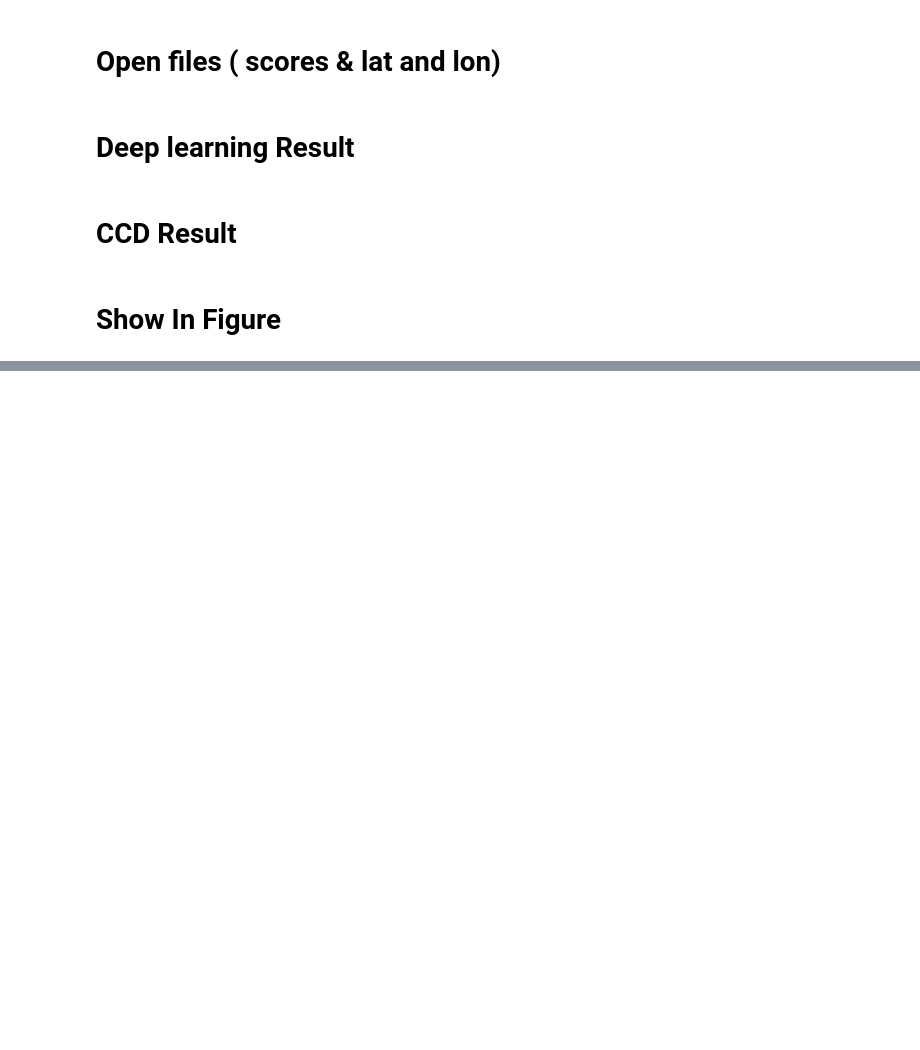
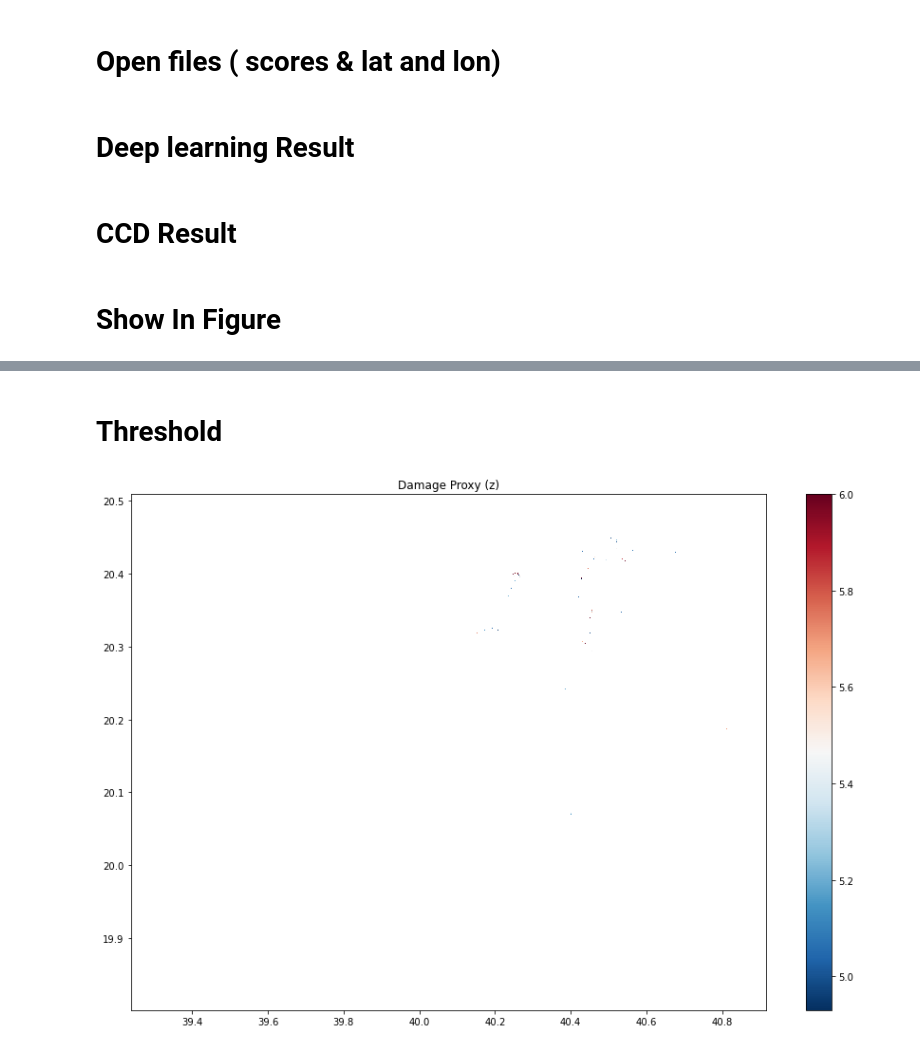
Before and after one commit to ReemAlshammari/DamageDetection, a Jupyter notebook: show in pcolormesh.ipynb, the cells around one changed output, grey strips where cells are left out. Cells and saved outputs as stored; diff of their text form; code cells hidden in the pictures; blank space fills up the shorter version.

```diff
--- a/show in pcolormesh.ipynb
+++ b/show in pcolormesh.ipynb
@@ -71,0 +73,21 @@ CCD_slice=CCD[400:1543 ,0:5313]
+# %% [markdown]
+# Threshold
+# %%
+
+
+    plt.figure(figsize=(15,10))
+
+    score_slice2 = np.ma.masked_array(score_slice, score_slice<4.93)
+    cmap = plt.cm.Reds
+   # plt.pcolormesh(z, vmin=-5, vmax=5, cmap="RdYlBu")
+    cmap = plt.cm.Reds
+    plt.pcolormesh(lon_arr_slice,lat_arr_slice,score_slice2,vmin=4.93, vmax=6, cmap="RdBu_r") #vmin=-5, vmax=1
+
+    #plt.pcolormesh(lon_arr_slice,lat_arr_slice,score_slice2[:-1, :-1],cmap="RdBu_r") #vmin=-5, vmax=1
+    plt.colorbar()
+    plt.title("Damage Proxy (z)")
+
+    #plt.savefig('RNN_pcolormesh.tif')
+    plt.show()
+# %% [output]
+[figure, added]
```
Also changed, not shown: parts of 3 cells of this notebook.
